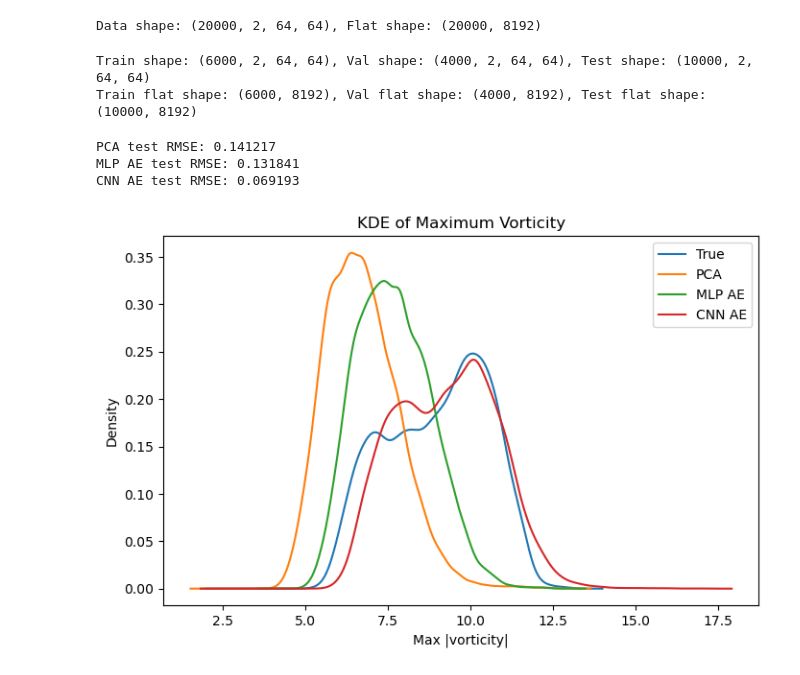
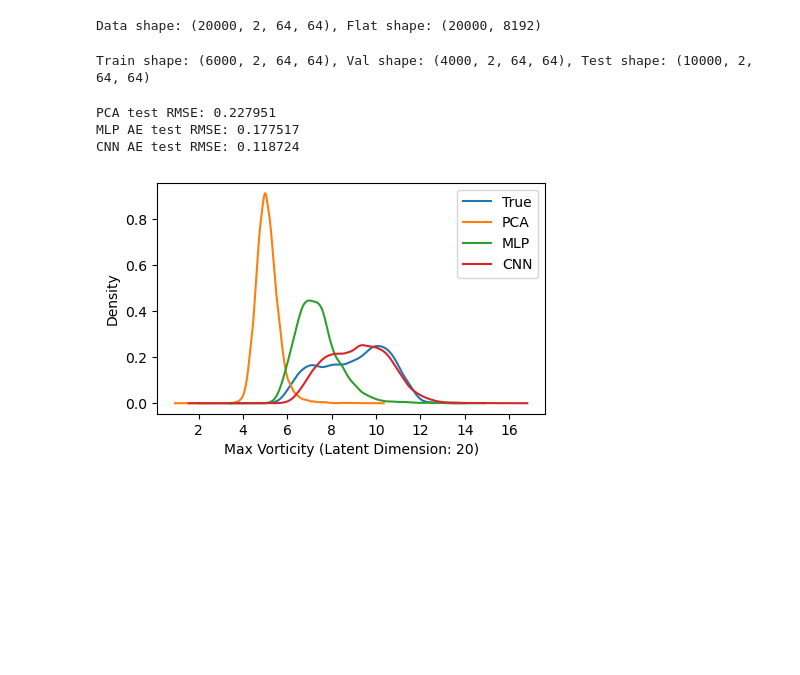
Before and after one commit to biancach/LDA_BO, a Jupyter notebook: examples/kolmogorov/rom/evaluate_models.ipynb, the cells around one changed output. Saved outputs shown, nothing was run; the diff lists cells and outputs as text; code cells hidden in the pictures; blank space fills up the shorter version.

```diff
--- a/examples/kolmogorov/rom/evaluate_models.ipynb
+++ b/examples/kolmogorov/rom/evaluate_models.ipynb
@@ -27,7 +27,7 @@ device = 'cuda' if torch.cuda.is_available() else 'cpu'
 os.makedirs(f'{project_root}/src/models/checkpoints/{project}', exist_ok=True)
 
 load_existing_models = True
-latent_dim = 50
+latent_dim = 20
 # %%
 L1, L2 = 2*np.pi, 2*np.pi
 n1, n2 = 64, 64
@@ -68,30 +68,23 @@ X_val = X[val_idx]
 X_test = X[test_idx]
 
 print(f"Train shape: {X_train.shape}, Val shape: {X_val.shape}, Test shape: {X_test.shape}")
-
-X_train_flat = X_flat[train_idx]
-X_val_flat = X_flat[val_idx]
-X_test_flat = X_flat[test_idx]
-
-print(f"Train flat shape: {X_train_flat.shape}, Val flat shape: {X_val_flat.shape}, Test flat shape: {X_test_flat.shape}")
 # %% [output]
 Train shape: (6000, 2, 64, 64), Val shape: (4000, 2, 64, 64), Test shape: (10000, 2, 64, 64)
-Train flat shape: (6000, 8192), Val flat shape: (4000, 8192), Test flat shape: (10000, 8192)
 # %%
-MLP_input_dim = X_train_flat.shape[1]
+mlp_input_dim = X.reshape(X.shape[0], -1).shape[1]
 # %%
-pca = PCA_AE.load(f'{project_root}/src/models/checkpoints/{project}/pca_model.pkl')
-mlp = MLP_AE(input_dim=MLP_input_dim, latent_dim=latent_dim)
-mlp.load_state_dict(torch.load(f'{project_root}/src/models/checkpoints/{project}/mlp_model.pth'))
+pca = PCA_AE.load(f'{project_root}/src/models/checkpoints/{project}/pca_{latent_dim}_model.pkl')
+mlp = MLP_AE(input_dim=mlp_input_dim, latent_dim=latent_dim)
+mlp.load_state_dict(torch.load(f'{project_root}/src/models/checkpoints/{project}/mlp_{latent_dim}_model.pth'))
 mlp.to(device)
 cnn = CNN_AE(latent_dim=latent_dim)
-cnn.load_state_dict(torch.load(f'{project_root}/src/models/checkpoints/{project}/cnn_model.pth'))
+cnn.load_state_dict(torch.load(f'{project_root}/src/models/checkpoints/{project}/cnn_{latent_dim}_model.pth'))
 cnn.to(device);
 # %%
 # Compute test error for each model
 
 # 1. PCA only (reconstruction from PCA)
-X_pca_recon, Z_pca = pca.forward(X_flat)
+X_pca_recon, Z_pca = pca.forward(X)
 X_pca_recon = X_pca_recon.reshape(X.shape)
 X_pca_recon = transform_data_for_AE_inverse(X_pca_recon, scaler)
 pca_test_mse = np.mean((data[test_idx] - X_pca_recon[test_idx]) ** 2)
@@ -100,7 +93,7 @@ print(f"PCA test RMSE: {np.sqrt(pca_test_mse):.6f}")
 # 2. PCA + MLP Autoencoder
 mlp.eval()
 with torch.no_grad():
-    X_mlp_recon, Z_mlp = mlp(torch.tensor(X_flat, dtype=torch.float32, device=device))
+    X_mlp_recon, Z_mlp = mlp(torch.tensor(X, dtype=torch.float32, device=device))
     X_mlp_recon = X_mlp_recon.cpu().numpy()
     X_mlp_recon = X_mlp_recon.reshape(X.shape)
     X_mlp_recon = transform_data_for_AE_inverse(X_mlp_recon, scaler)
@@ -124,9 +117,9 @@ X_cnn_recon = transform_data_for_AE_inverse(X_cnn_recon, scaler)
 cnn_test_mse = np.mean((data[test_idx] - X_cnn_recon[test_idx]) ** 2)
 print(f"CNN AE test RMSE: {np.sqrt(cnn_test_mse):.6f}")
 # %% [output]
-PCA test RMSE: 0.141217
-MLP AE test RMSE: 0.131841
-CNN AE test RMSE: 0.069193
+PCA test RMSE: 0.227951
+MLP AE test RMSE: 0.177517
+CNN AE test RMSE: 0.118724
 # %%
 # Calculate vorticity from predictions of each model
 
@@ -147,23 +140,24 @@ w_cnn = vort(u1_cnn, u2_cnn, kx, ky)
 # %%
 # Compute maximum vorticity for each model and the true data
 max_w_true = np.max(np.abs(w), axis=(1,2))
 max_w_pca = np.max(np.abs(w_pca), axis=(1,2))
 max_w_mlp = np.max(np.abs(w_mlp), axis=(1,2))
 max_w_cnn = np.max(np.abs(w_cnn), axis=(1,2))
 
-plt.figure(figsize=(8, 5))
+plt.figure(figsize=(5, 3))
 for max_w, label in [
     (max_w_true, 'True'),
     (max_w_pca, 'PCA'),
-    (max_w_mlp, 'MLP AE'),
-    (max_w_cnn, 'CNN AE')
+    (max_w_mlp, 'MLP'),
+    (max_w_cnn, 'CNN')
 ]:
     kde_x, kde_y = custom_KDE(max_w).evaluate()
     plt.plot(kde_x, kde_y, label=label)
-plt.xlabel('Max |vorticity|')
+plt.xlabel('Max Vorticity (Latent Dimension: {})'.format(latent_dim))
 plt.ylabel('Density')
 plt.legend()
-plt.title('KDE of Maximum Vorticity')
+# plt.title('KDE of Maximum Vorticity')
+plt.savefig(f'{project_root}/figures/{project}/rom/kde_max_vorticity_latent_dim_{latent_dim}.png', bbox_inches='tight', dpi=300)
 plt.show()
 # %% [output]
-[figure, old version]
+[figure, new version]
```
Also changed, not shown: parts of 2 cells of this notebook, 5 other files.
